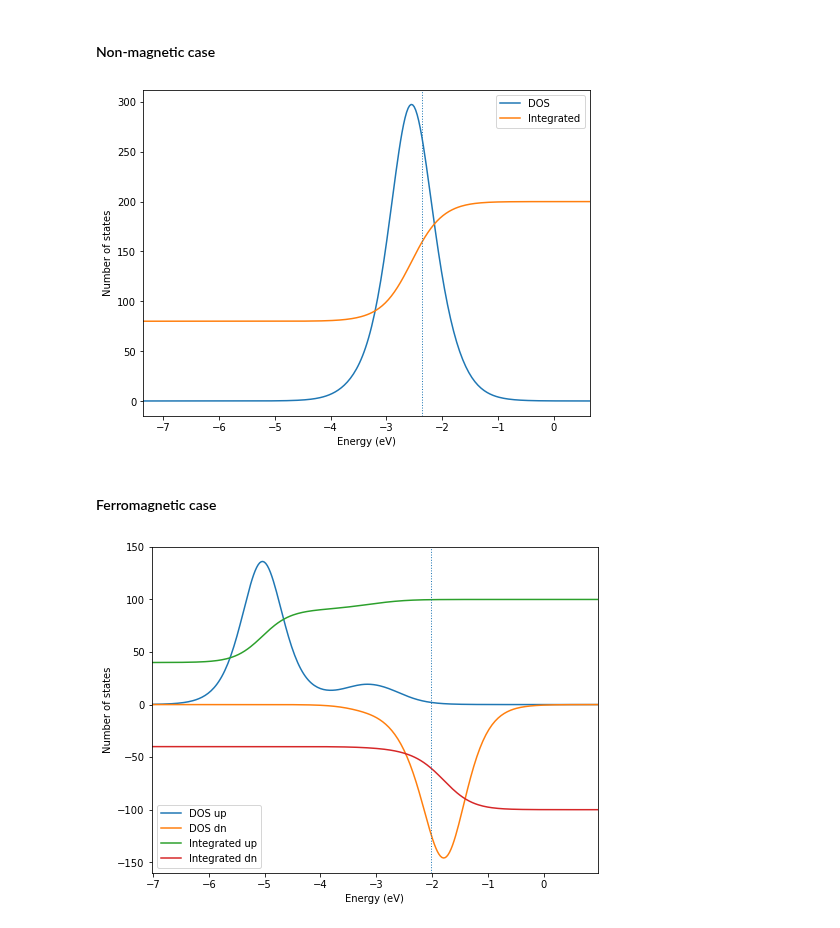
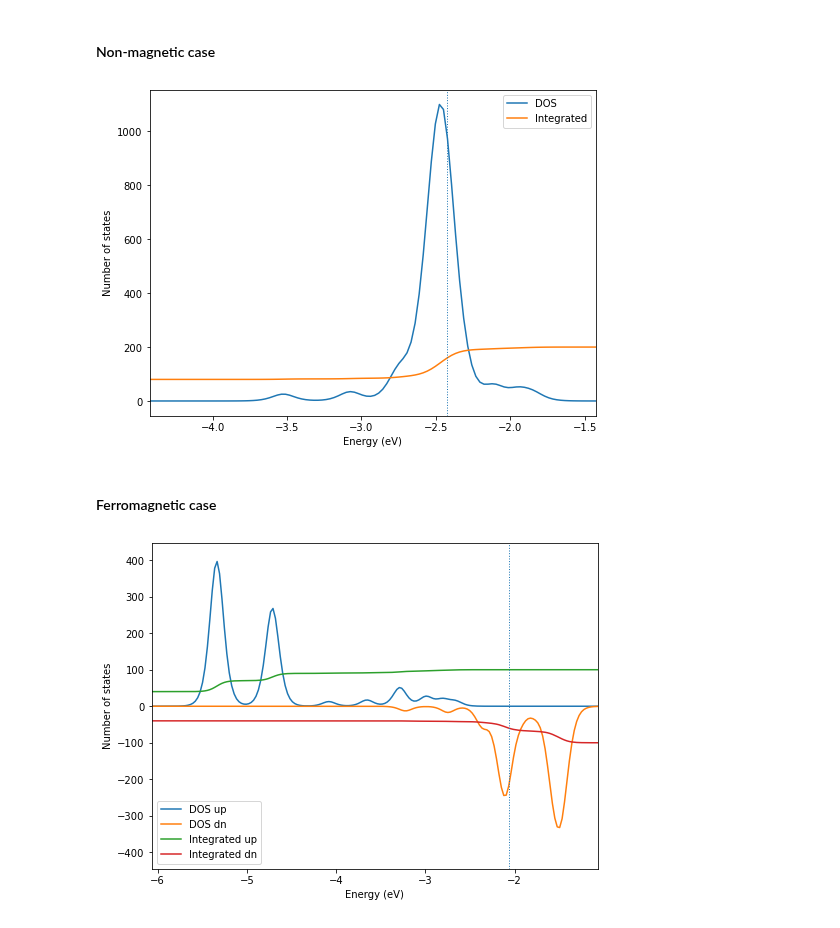
Before and after one commit to jochym/abinitio-methods, a Jupyter notebook: 06_Magnetic_Systems.ipynb, the cells around one changed output. Cells and saved outputs as stored; diff of their text form; code cells hidden in the pictures.

Commit message:
Update smearing switch back to psp8

```diff
--- a/06_Magnetic_Systems.ipynb
+++ b/06_Magnetic_Systems.ipynb
@@ -65,10 +65,10 @@ calc_FM = Abinit(label='Fe_FM', directory="work_06", v8_legacy_format=True,
               # Pseudopotential parameters
               ecut = 500,
               nband = 10,
-              #pps = 'psp8', xc = 'PBE',
+              pps = 'psp8', xc = 'PBE',
               ### For PAW potential comment out above line
               ### and  uncomment the following line
-              pps = 'pawxml', pawecutdg = 750, xc = 'GGA',
+              #pps = 'pawxml', pawecutdg = 750, xc = 'GGA',
               # SCF parameters
               tolvrs=1.0e-10,
               nstep=50,
@@ -78,7 +78,7 @@ calc_FM = Abinit(label='Fe_FM', directory="work_06", v8_legacy_format=True,
               shiftk=[[0.5, 0.5, 0.5]],
               # Spin-polarized calculation setup
               occopt = 3,         # Fermi-Dirac smearing
-              tsmear = 0.25,      # Fermi level smearing (eV)
+              tsmear = 0.05,      # Fermi level smearing (eV)
               prtdos=1, prtden=1  # Output DOS and charge density
               )
 
@@ -102,13 +102,13 @@ Efermi_NM = Fe_NM.calc.get_fermi_level()
 figsize(8,6)
 plot(dos_NM[:,0], dos_NM[:,1], label='DOS')
 plot(dos_NM[:,0], 10*dos_NM[:,2], label='Integrated')
-xlim(Efermi_NM-5, Efermi_NM+3)
+xlim(Efermi_NM-2, Efermi_NM+1)
 axvline(Efermi_NM, ls=':', lw=1)
 xlabel('Energy (eV)')
 ylabel('Number of states')
 legend();
 # %% [output]
-[figure, old version]
+[figure, new version]
 # %% [markdown]
 #### Ferromagnetic case
 # %%
@@ -119,13 +119,13 @@ Efermi = Fe_FM.calc.get_fermi_level()
 # %%
 figsize(8,6)
 plot(dos[0,:,0], dos[0,:,1], label='DOS up')
 plot(dos[1,:,0], -dos[1,:,1], label='DOS dn')
 plot(dos[0,:,0], 10*dos[0,:,2], label='Integrated up')
 plot(dos[1,:,0], -10*dos[1,:,2], label='Integrated dn')
-xlim(Efermi-5, Efermi+3)
+xlim(Efermi-4, Efermi+1)
 axvline(Efermi, ls=':', lw=1)
 xlabel('Energy (eV)')
 ylabel('Number of states')
 legend();
 # %% [output]
-[figure, old version]
+[figure, new version]
```
Also changed, not shown: parts of 2 cells of this notebook.
